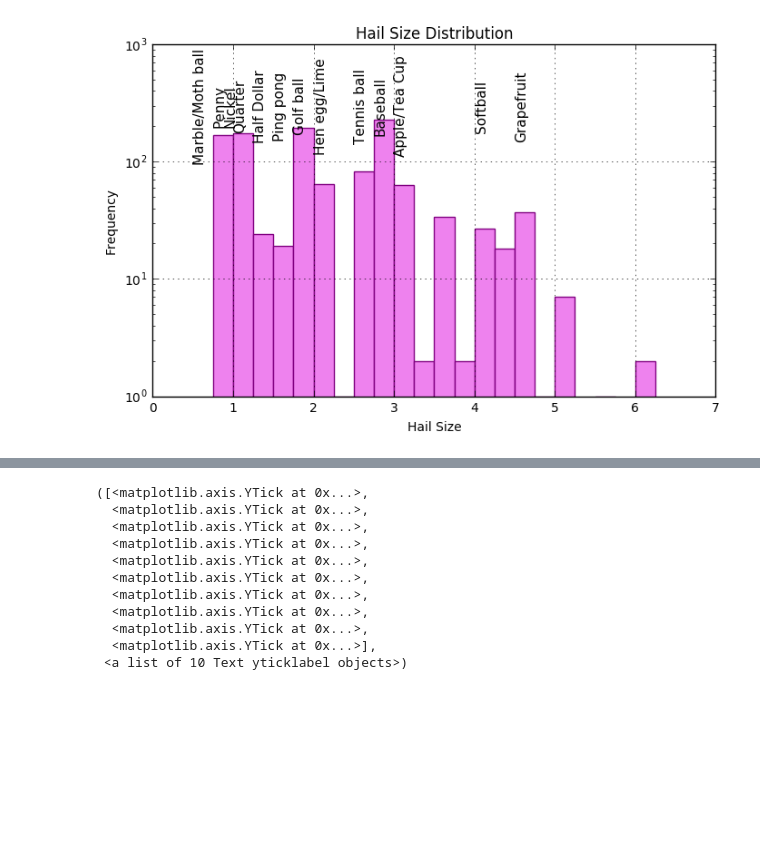
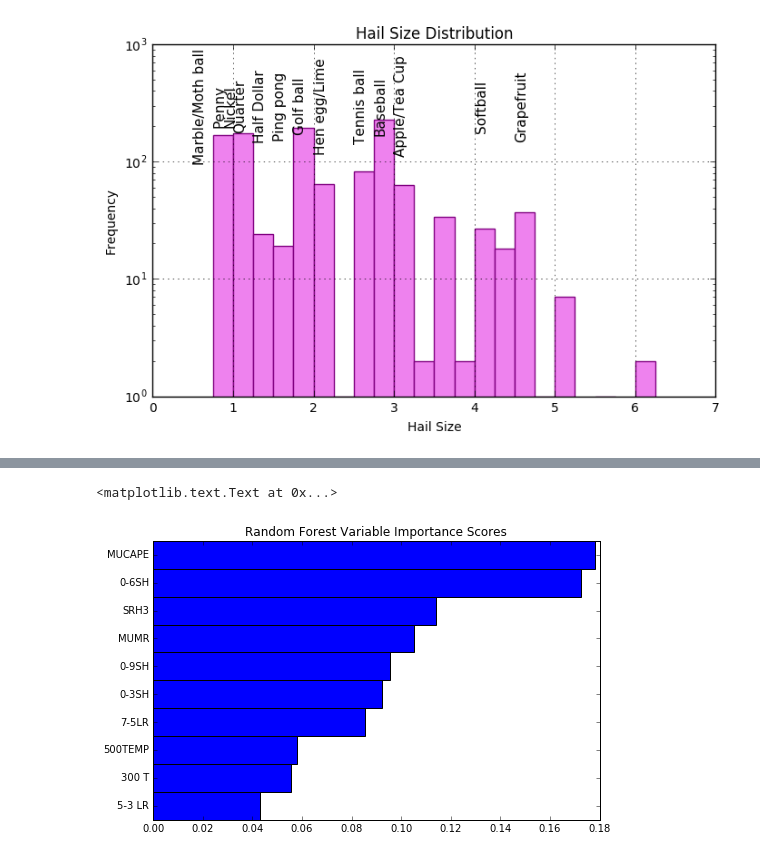
Before and after one commit to djgagne/ou_grad_5203_fall_2016, a Jupyter notebook: gagne_analytics_lecture.ipynb, the cells around one changed output, grey strips where cells are left out. Drawn from its saved outputs; the diff is of its cells as text; code cells hidden in the pictures; blank space fills up the shorter version.

```diff
--- a/gagne_analytics_lecture.ipynb
+++ b/gagne_analytics_lecture.ipynb
@@ -94,4 +164,5 @@ feature_ranking = models[0].feature_importances_.argsort()
 plt.figure(figsize=(8, 5))
 plt.barh(np.arange(feature_ranking.size), models[0].feature_importances_[feature_ranking], 1)
 plt.yticks(np.arange(feature_ranking.size) + 0.5, input_cols[feature_ranking])
+plt.title("Random Forest Variable Importance Scores")
 # %% [output]
@@ -100,14 +169,5 @@ plt.yticks(np.arange(feature_ranking.size) + 0.5, input_cols[feature_ranking])
-([<matplotlib.axis.YTick at 0x...>,
-  <matplotlib.axis.YTick at 0x...>,
-  <matplotlib.axis.YTick at 0x...>,
-  <matplotlib.axis.YTick at 0x...>,
-  <matplotlib.axis.YTick at 0x...>,
-  <matplotlib.axis.YTick at 0x...>,
-  <matplotlib.axis.YTick at 0x...>,
-  <matplotlib.axis.YTick at 0x...>,
-  <matplotlib.axis.YTick at 0x...>,
-  <matplotlib.axis.YTick at 0x...>],
- <a list of 10 Text yticklabel objects>)
+<matplotlib.text.Text at 0x...>
+[figure, added]
 # %%
 for i, input_name in enumerate(input_cols):
     print(input_name, models[1].coef_[0,i])
```
Also changed, not shown: parts of 13 cells of this notebook.
